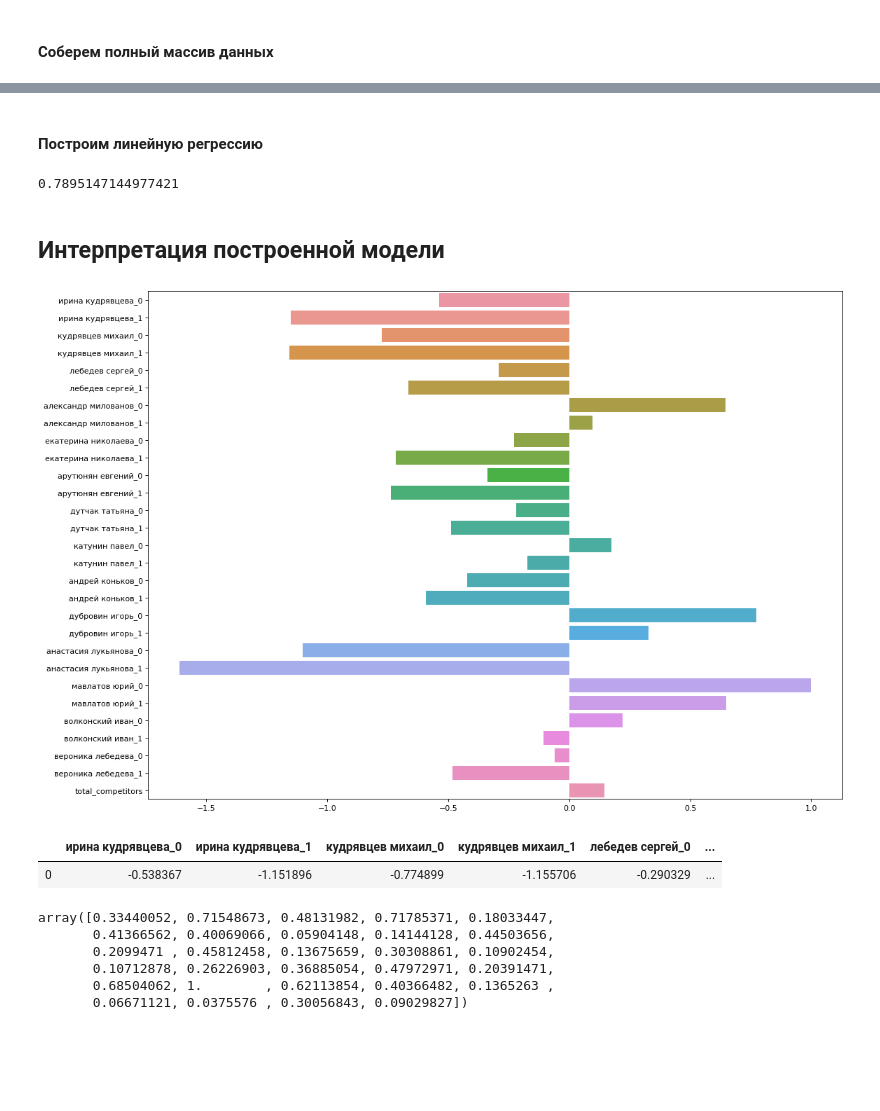
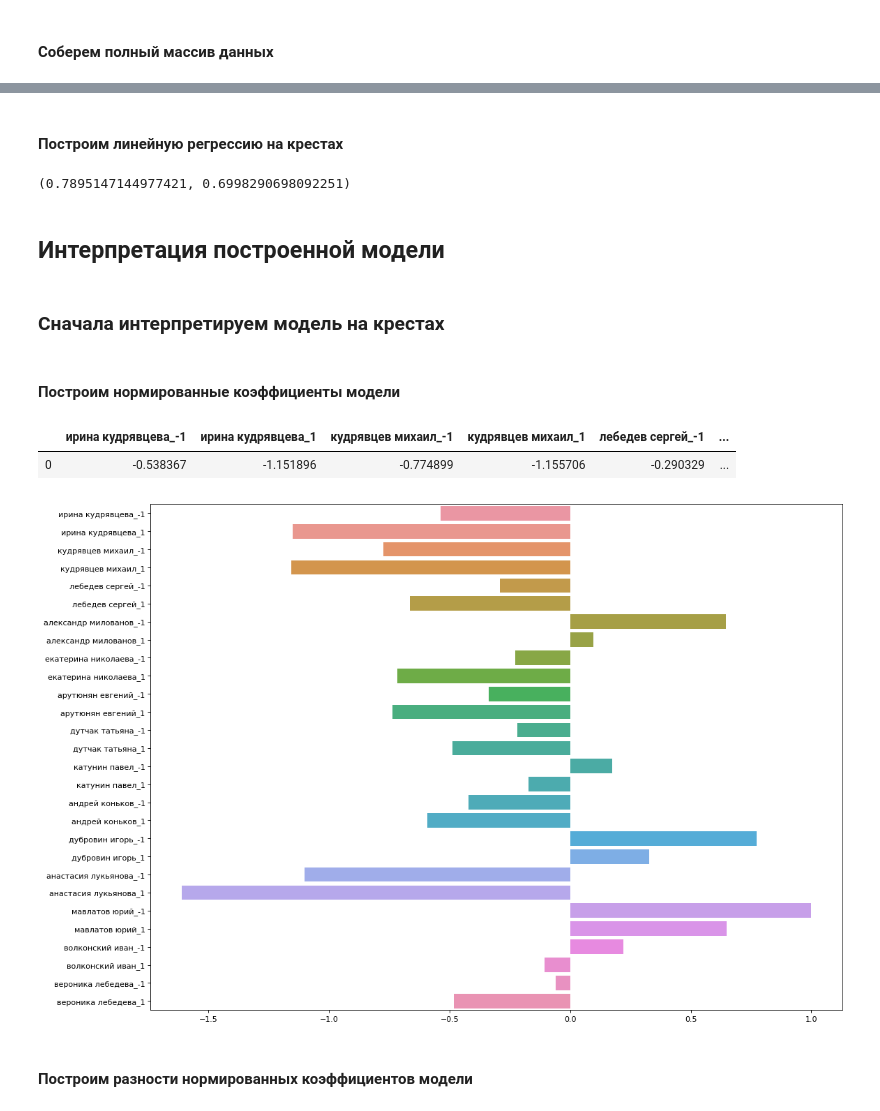
Before and after one commit to SovHustler/hustle-scrape, a Jupyter notebook: notebooks/Hustle Analysis.ipynb, the cells around one changed output, grey strips where cells are left out. Saved outputs shown, nothing was run; the diff lists cells and outputs as text; code cells hidden in the pictures; blank space fills up the shorter version.

```diff
--- a/notebooks/Hustle Analysis.ipynb
+++ b/notebooks/Hustle Analysis.ipynb
@@ -275,53 +340,53 @@ make_total_data().head()
 # %% [markdown]
-#### Построим линейную регрессию
+#### Построим линейную регрессию на крестах
 # %%
-# Сначала построю на всех данных
-
 from sklearn.linear_model import LinearRegression
 
-data = make_total_data()
-X = data[data.columns[:-1]]
-y = data[data.columns[-1]]
+def get_regression(data):
+    X = data[data.columns[:-1]]
+    y = data[data.columns[-1]]
 
-reg = LinearRegression().fit(X, y)
+    reg = LinearRegression().fit(X, y)
+
+    return reg, reg.score(X, y)
+
+reg_plus_minus, reg_plus_minus_score = get_regression(make_total_plus_minus_data())
+reg_diff, reg_diff_score = get_regression(make_total_diff_data())
-# %%
-reg.score(X, y)
-# %% [output]
-0.7895147144977421
+# %%
+reg_plus_minus_score, reg_diff_score
+# %% [output]
+(0.7895147144977421, 0.6998290698092251)
 # %% [markdown]
 ## Интерпретация построенной модели
+# %% [markdown]
+### Сначала интерпретируем модель на крестах
 # %%
-def get_sorted_coefs():
-#     tuples = sorted(list(zip(reg.coef_, data.columns[:-1])), key=lambda tup: tup[0], reverse=True)
+def get_sorted_coefs(reg, data):
     tuples = list(zip(reg.coef_, data.columns[:-1]))
 
-    coefs = [tup[0] for tup in tuples]
-    labels = [tup[1] for tup in tuples]
+    coefs = [tup[0] for tup in tuples if tup[1] != 'total_competitors']
+    labels = [tup[1] for tup in tuples if tup[1] != 'total_competitors']
 
     return coefs, labels
 # %%
-def get_explaination():
-    return pd.DataFrame.from_records([reg.coef_ / max(reg.coef_)], columns=data.columns[:-1])
+def get_norm_coef_df(reg, labels, data):
+    return pd.DataFrame.from_records([reg.coef_ / max(reg.coef_)], columns=data.columns[:-1])[labels]
+# %% [markdown]
+#### Построим нормированные коэффициенты модели
+# %%
+coefs_plus_minus, labels_plus_minus = get_sorted_coefs(reg_plus_minus, make_total_plus_minus_data())
+
+coef_data = get_norm_coef_df(reg_plus_minus, labels_plus_minus, make_total_plus_minus_data())
+coef_data
+# %% [output]
+|  | ирина кудрявцева_-1 | ирина кудрявцева_1 | кудрявцев михаил_-1 | кудрявцев михаил_1 | лебедев сергей_-1 | ... |
+| 0 | -0.538367 | -1.151896 | -0.774899 | -1.155706 | -0.290329 | ... |
 # %%
-coefs, labels = get_sorted_coefs()
-
 import seaborn as sns
 
 plt.figure(figsize=(16, 12), dpi=80)
-ax = sns.barplot(data=get_explaination()[labels], orient="h")
+ax = sns.barplot(data=get_norm_coef_df(reg_plus_minus, labels_plus_minus, make_total_plus_minus_data()), orient="h")
 # %% [output]
-[figure, old version]
+[figure, new version]
-# %%
-get_explaination()
-# %% [output]
-|  | ирина кудрявцева_0 | ирина кудрявцева_1 | кудрявцев михаил_0 | кудрявцев михаил_1 | лебедев сергей_0 | ... |
-| 0 | -0.538367 | -1.151896 | -0.774899 | -1.155706 | -0.290329 | ... |
-# %%
-abs(reg.coef_) / max(abs(reg.coef_))
-# %% [output]
-array([0.33440052, 0.71548673, 0.48131982, 0.71785371, 0.18033447,
-       0.41366562, 0.40069066, 0.05904148, 0.14144128, 0.44503656,
-       0.2099471 , 0.45812458, 0.13675659, 0.30308861, 0.10902454,
-       0.10712878, 0.26226903, 0.36885054, 0.47972971, 0.20391471,
-       0.68504062, 1.        , 0.62113854, 0.40366482, 0.1365263 ,
-       0.06671121, 0.0375576 , 0.30056843, 0.09029827])
+# %% [markdown]
+#### Построим разности нормированных коэффициентов модели
```
Also changed, not shown: parts of 14 cells of this notebook.
